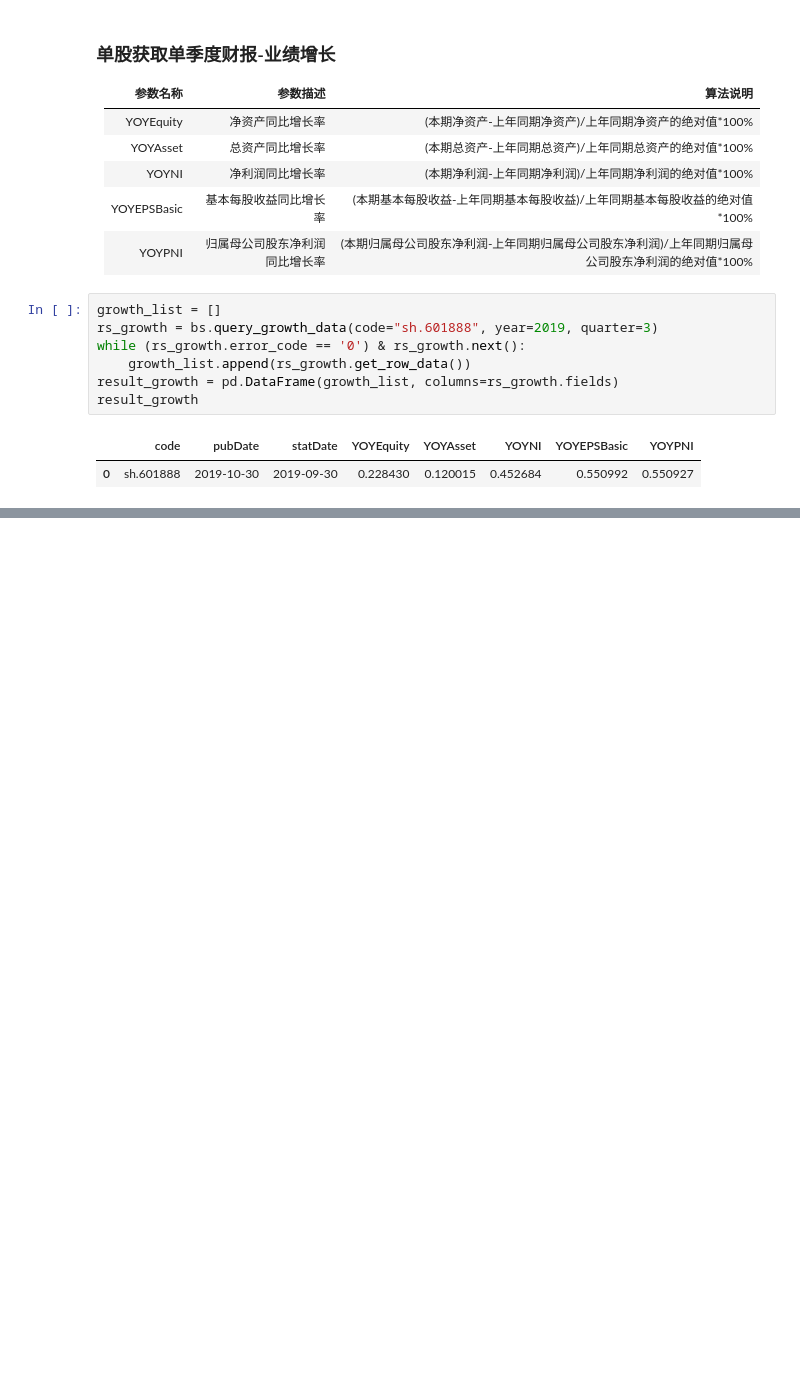
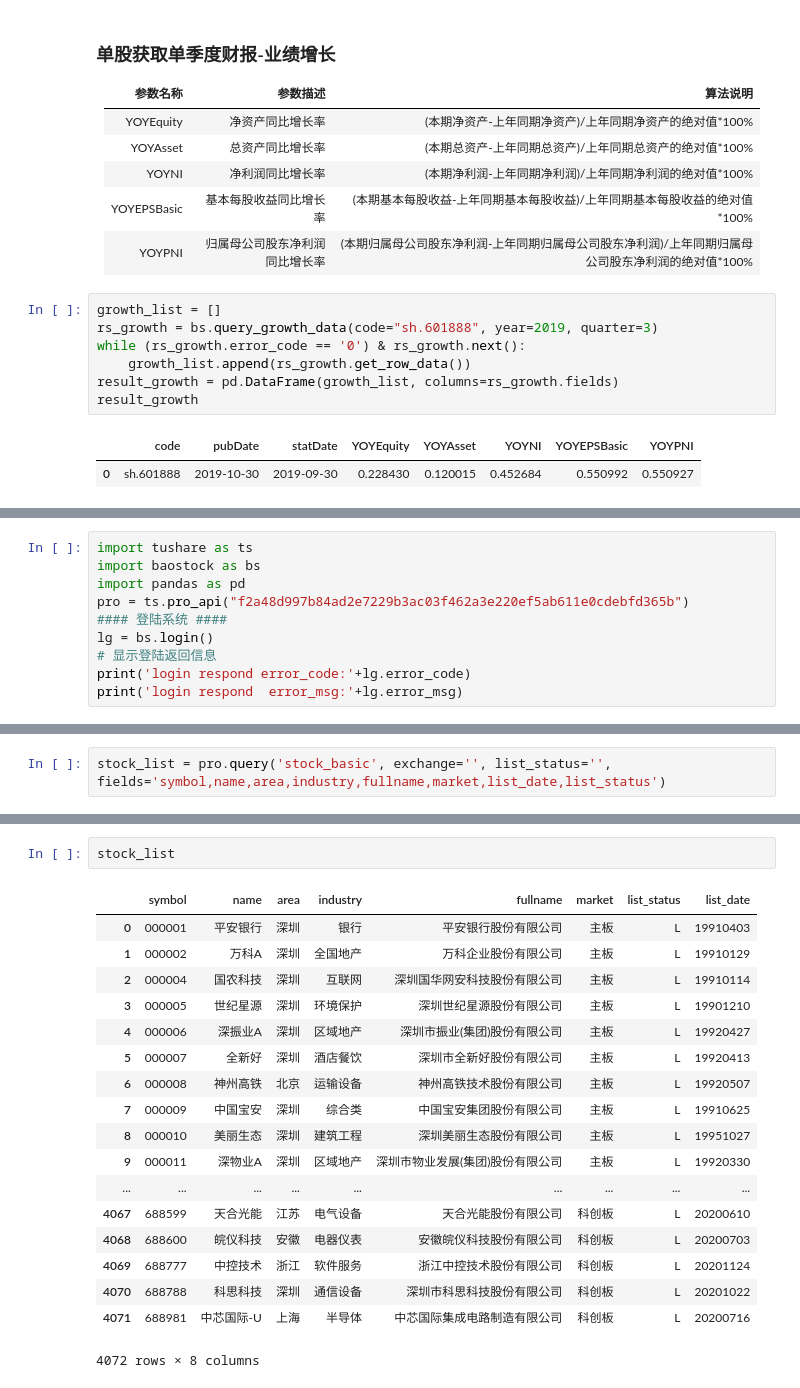
Before and after one commit to 404563471/trainning-code, a Jupyter notebook: project/stock/stacks.ipynb, the cells around one changed output, grey strips where cells are left out. Saved outputs shown, nothing was run; the diff lists cells and outputs as text; blank space fills up the shorter version.

```diff
--- a/project/stock/stacks.ipynb
+++ b/project/stock/stacks.ipynb
@@ -104,3 +116,13 @@ result_profit
 # %% [output]
 |  | code | pubDate | statDate | roeAvg | npMargin | gpMargin | netProfit | epsTTM | MBRevenue | totalShare | ... |
 | 0 | sh.601888 | 2019-10-30 | 2019-09-30 | 0.234961 | 0.138530 | 0.511594 | 4929483818.860000 | 2.348367 |  | 1952475544.00 | ... |
+# %%
+import tushare as ts
+import baostock as bs
+import pandas as pd
+pro = ts.pro_api("f2a48d997b84ad2e7229b3ac03f462a3e220ef5ab611e0cdebfd365b")
+#### 登陆系统 ####
+lg = bs.login()
+# 显示登陆返回信息
+print('login respond error_code:'+lg.error_code)
+print('login respond  error_msg:'+lg.error_msg)
@@ -106,0 +133,2 @@ result_profit
+# %%
+stock_list = pro.query('stock_basic', exchange='', list_status='', fields='symbol,name,area,industry,fullname,market,list_date,list_status')
@@ -106,0 +162,21 @@ result_profit
+# %%
+stock_list
+# %% [output]
+|  | symbol | name | area | industry | fullname | market | list_status | list_date |
+| 0 | 000001 | 平安银行 | 深圳 | 银行 | 平安银行股份有限公司 | 主板 | L | 19910403 |
+| 1 | 000002 | 万科A | 深圳 | 全国地产 | 万科企业股份有限公司 | 主板 | L | 19910129 |
+| 2 | 000004 | 国农科技 | 深圳 | 互联网 | 深圳国华网安科技股份有限公司 | 主板 | L | 19910114 |
+| 3 | 000005 | 世纪星源 | 深圳 | 环境保护 | 深圳世纪星源股份有限公司 | 主板 | L | 19901210 |
+| 4 | 000006 | 深振业A | 深圳 | 区域地产 | 深圳市振业(集团)股份有限公司 | 主板 | L | 19920427 |
+| 5 | 000007 | 全新好 | 深圳 | 酒店餐饮 | 深圳市全新好股份有限公司 | 主板 | L | 19920413 |
+| 6 | 000008 | 神州高铁 | 北京 | 运输设备 | 神州高铁技术股份有限公司 | 主板 | L | 19920507 |
+| 7 | 000009 | 中国宝安 | 深圳 | 综合类 | 中国宝安集团股份有限公司 | 主板 | L | 19910625 |
+| 8 | 000010 | 美丽生态 | 深圳 | 建筑工程 | 深圳美丽生态股份有限公司 | 主板 | L | 19951027 |
+| 9 | 000011 | 深物业A | 深圳 | 区域地产 | 深圳市物业发展(集团)股份有限公司 | 主板 | L | 19920330 |
+| ... | ... | ... | ... | ... | ... | ... | ... | ... |
+| 4067 | 688599 | 天合光能 | 江苏 | 电气设备 | 天合光能股份有限公司 | 科创板 | L | 20200610 |
+| 4068 | 688600 | 皖仪科技 | 安徽 | 电器仪表 | 安徽皖仪科技股份有限公司 | 科创板 | L | 20200703 |
+| 4069 | 688777 | 中控技术 | 浙江 | 软件服务 | 浙江中控技术股份有限公司 | 科创板 | L | 20201124 |
+| 4070 | 688788 | 科思科技 | 深圳 | 通信设备 | 深圳市科思科技股份有限公司 | 科创板 | L | 20201022 |
+| 4071 | 688981 | 中芯国际-U | 上海 | 半导体 | 中芯国际集成电路制造有限公司 | 科创板 | L | 20200716 |
+4072 rows × 8 columns
```
Also changed, not shown: parts of 6 cells of this notebook, 3 other files.
